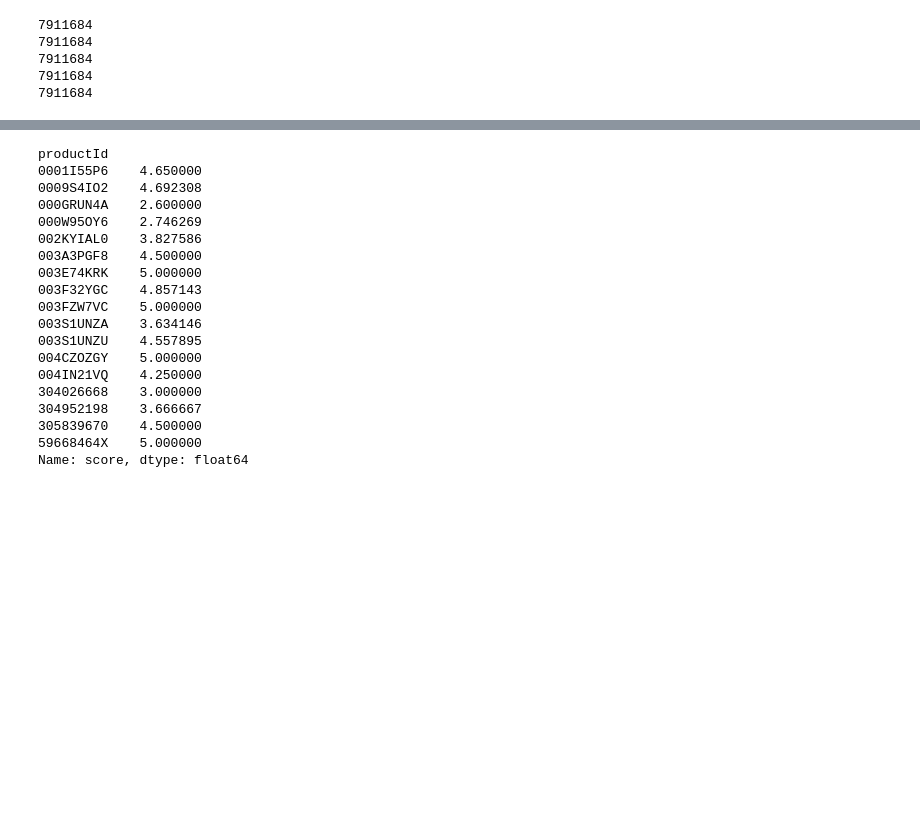
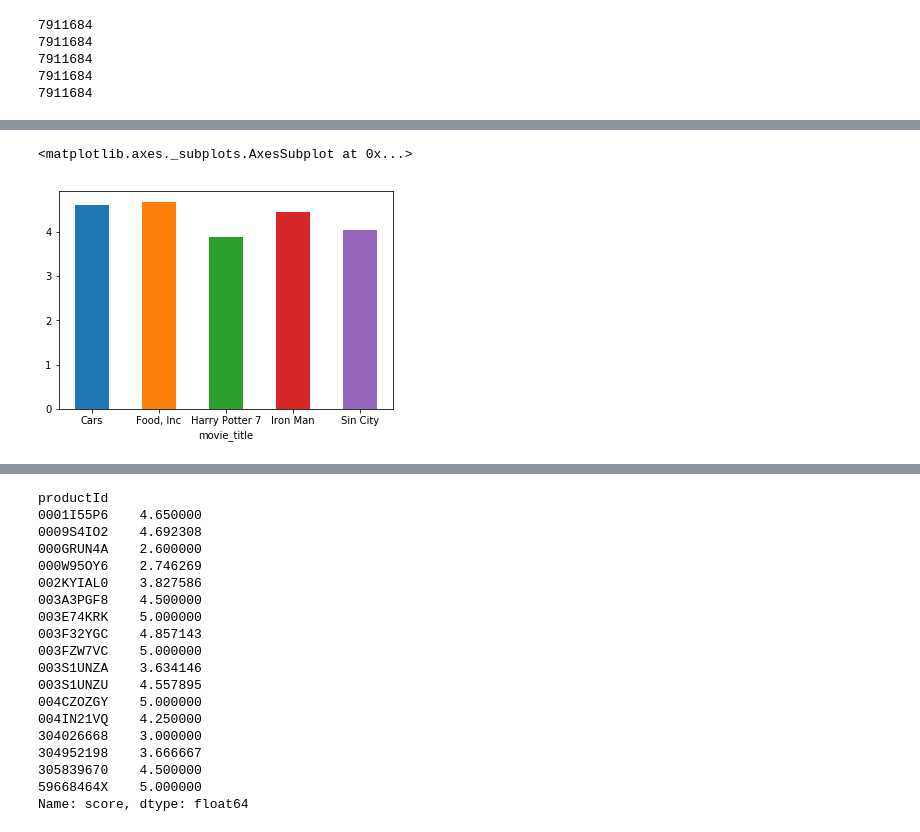
Before and after one commit to trangtran72/CS585_FinalProject, a Jupyter notebook: Final_Project.ipynb, the cells around one changed output, grey strips where cells are left out. Cells and saved outputs as stored; diff of their text form; code cells hidden in the pictures; blank space fills up the shorter version.

```diff
--- a/Final_Project.ipynb
+++ b/Final_Project.ipynb
@@ -58,0 +115,6 @@ to_csv = df.to_csv ('dataframe.csv', index = None, header=True) #Don't forget to
+# %%
+temp=new_df.groupby('movie_title')['score'].mean()
+temp.plot.bar(x='movie_title',rot=0)
+# %% [output]
+<matplotlib.axes._subplots.AxesSubplot at 0x...>
+[figure, added]
```
Also changed, not shown: parts of 24 cells of this notebook.
